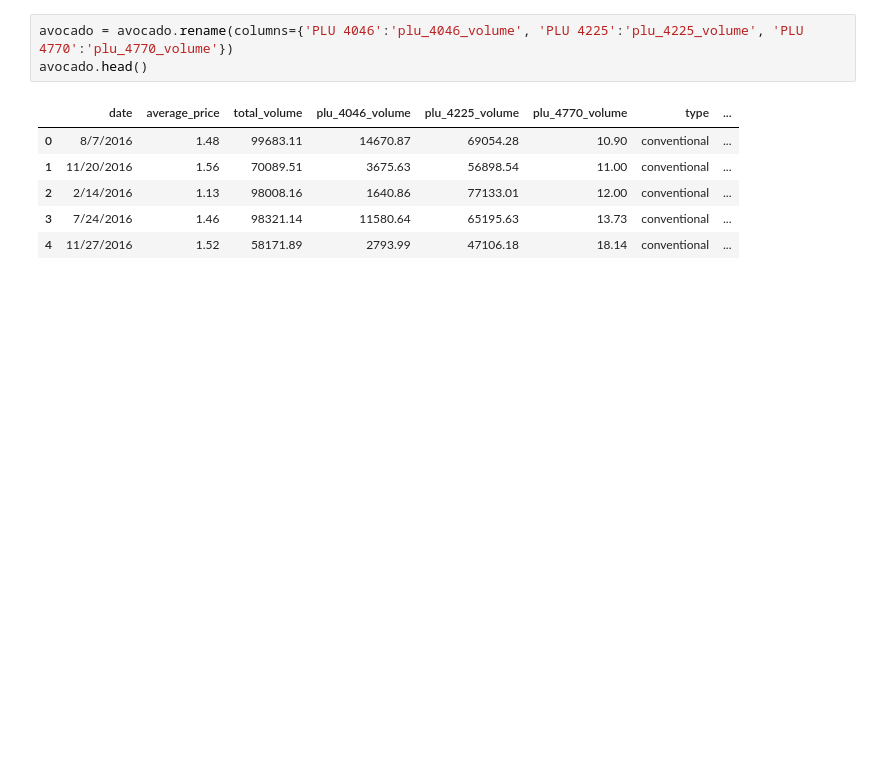
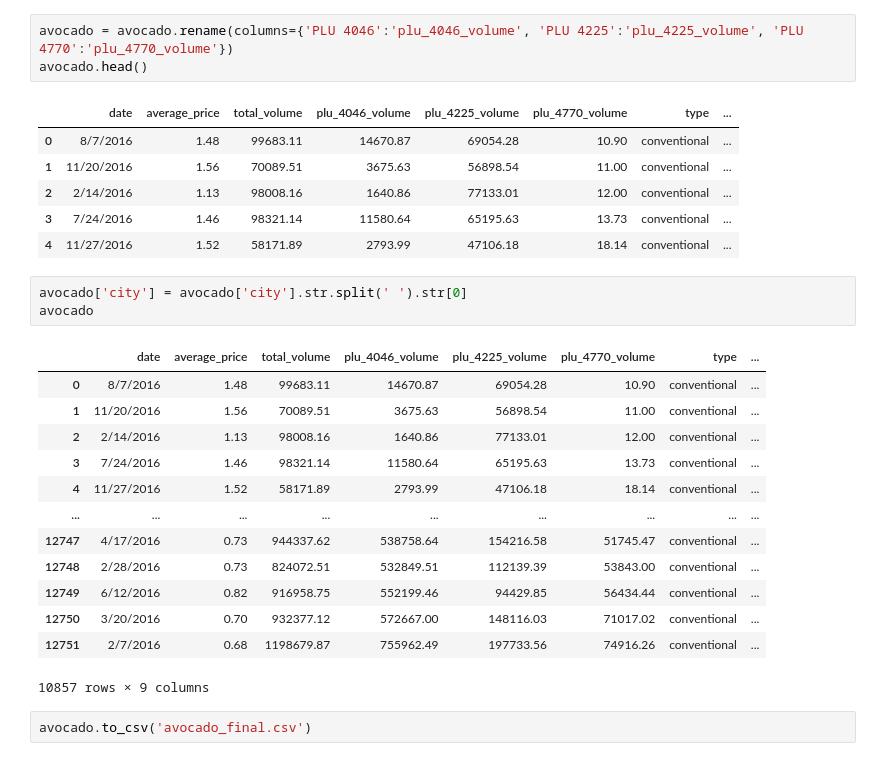
Before and after one commit to mannievilla/Project_2, a Jupyter notebook: avocado_cleanup.ipynb, the cells around one changed output. Cells and saved outputs as stored; diff of their text form; blank space fills up the shorter version.

Commit message:
created avocado_final_csv and removed extra cities

```diff
--- a/avocado_cleanup.ipynb
+++ b/avocado_cleanup.ipynb
@@ -110,3 +110,22 @@ avocado.head()
 | 2 | 2/14/2016 | 1.13 | 98008.16 | 1640.86 | 77133.01 | 12.00 | conventional | ... |
 | 3 | 7/24/2016 | 1.46 | 98321.14 | 11580.64 | 65195.63 | 13.73 | conventional | ... |
 | 4 | 11/27/2016 | 1.52 | 58171.89 | 2793.99 | 47106.18 | 18.14 | conventional | ... |
+# %%
+avocado['city'] = avocado['city'].str.split(' ').str[0]
+avocado
+# %% [output]
+|  | date | average_price | total_volume | plu_4046_volume | plu_4225_volume | plu_4770_volume | type | ... |
+| 0 | 8/7/2016 | 1.48 | 99683.11 | 14670.87 | 69054.28 | 10.90 | conventional | ... |
+| 1 | 11/20/2016 | 1.56 | 70089.51 | 3675.63 | 56898.54 | 11.00 | conventional | ... |
+| 2 | 2/14/2016 | 1.13 | 98008.16 | 1640.86 | 77133.01 | 12.00 | conventional | ... |
+| 3 | 7/24/2016 | 1.46 | 98321.14 | 11580.64 | 65195.63 | 13.73 | conventional | ... |
+| 4 | 11/27/2016 | 1.52 | 58171.89 | 2793.99 | 47106.18 | 18.14 | conventional | ... |
+| ... | ... | ... | ... | ... | ... | ... | ... | ... |
+| 12747 | 4/17/2016 | 0.73 | 944337.62 | 538758.64 | 154216.58 | 51745.47 | conventional | ... |
+| 12748 | 2/28/2016 | 0.73 | 824072.51 | 532849.51 | 112139.39 | 53843.00 | conventional | ... |
+| 12749 | 6/12/2016 | 0.82 | 916958.75 | 552199.46 | 94429.85 | 56434.44 | conventional | ... |
+| 12750 | 3/20/2016 | 0.70 | 932377.12 | 572667.00 | 148116.03 | 71017.02 | conventional | ... |
+| 12751 | 2/7/2016 | 0.68 | 1198679.87 | 755962.49 | 197733.56 | 74916.26 | conventional | ... |
+10857 rows × 9 columns
+# %%
+avocado.to_csv('avocado_final.csv')
```
Also changed, not shown: 3 other files.
